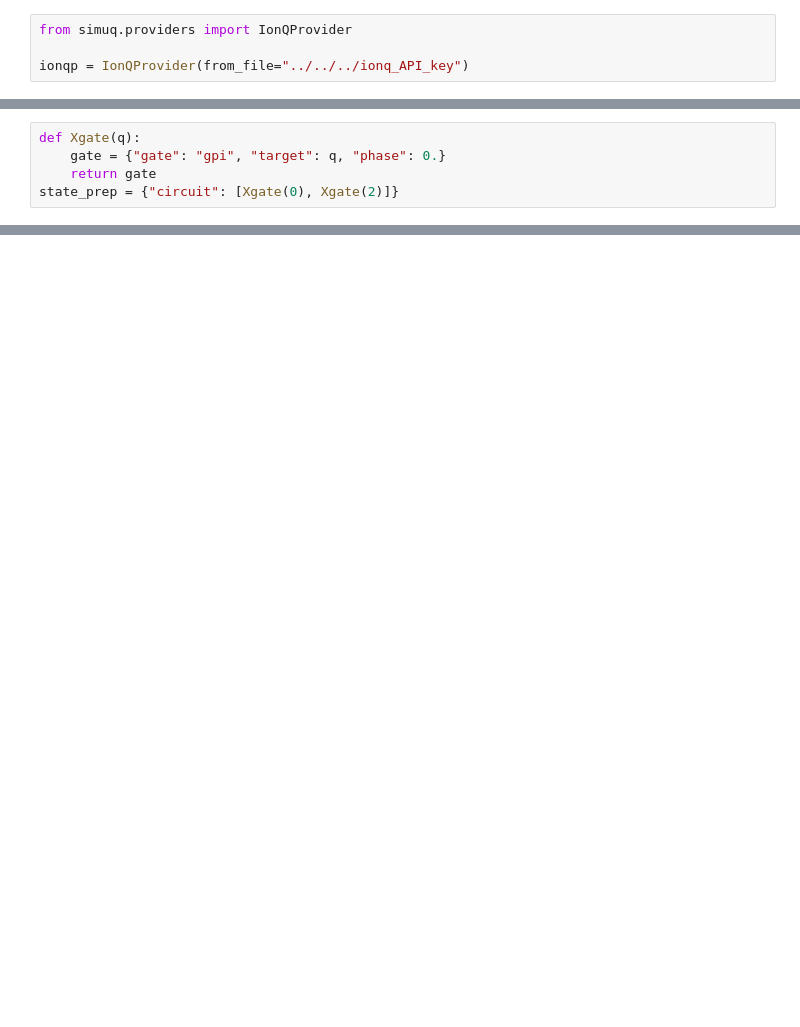
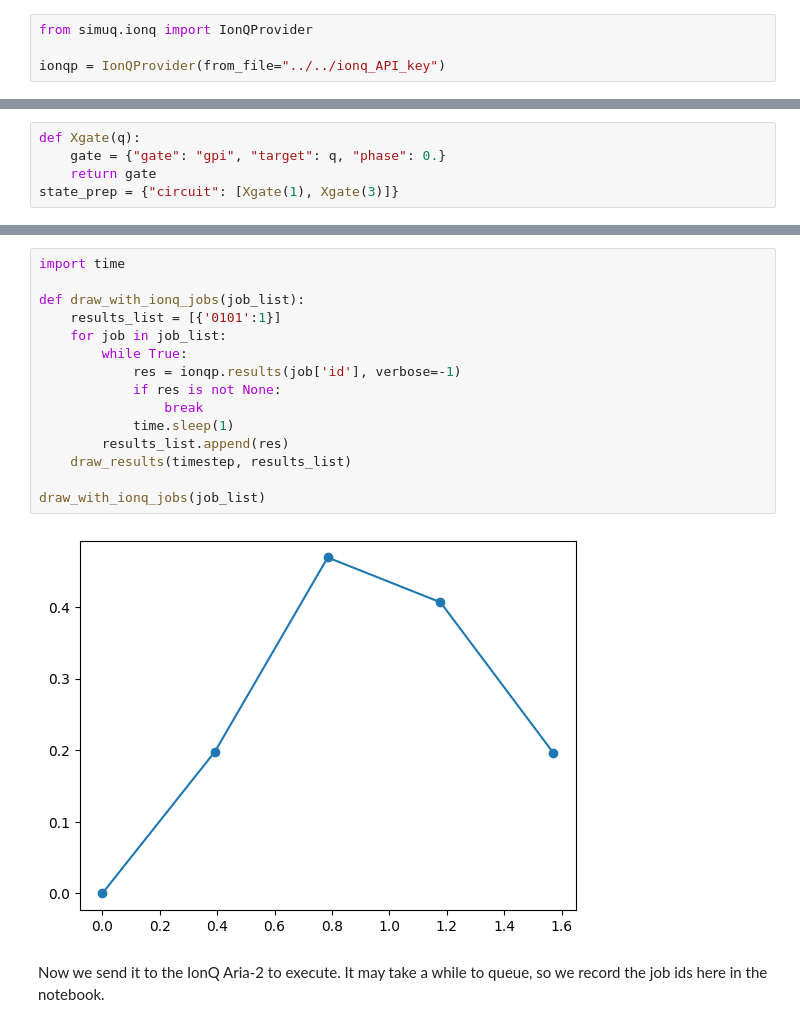
Before and after one commit to PicksPeng/SimuQ, a Jupyter notebook: notebooks/tutorials/3-schwinger.ipynb, the cells around one changed output, grey strips where cells are left out. Cells and saved outputs as stored; diff of their text form; blank space fills up the shorter version.

```diff
--- a/notebooks/tutorials/3-schwinger.ipynb
+++ b/notebooks/tutorials/3-schwinger.ipynb
@@ -46,4 +100,4 @@ Next, we create IonQ backend and run the simulation.
 # %%
-from simuq.providers import IonQProvider
+from simuq.ionq import IonQProvider
 
-ionqp = IonQProvider(from_file="../../../ionq_API_key")
+ionqp = IonQProvider(from_file="../../ionq_API_key")
@@ -53,4 +105,4 @@ The initial state is all vaccum, which is $|1010\rangle$ in the encoding of the
 def Xgate(q):
     gate = {"gate": "gpi", "target": q, "phase": 0.}
     return gate
-state_prep = {"circuit": [Xgate(0), Xgate(2)]}
+state_prep = {"circuit": [Xgate(1), Xgate(3)]}
@@ -89,0 +119,19 @@ draw_results(timestep, results_list)
+# %%
+import time
+
+def draw_with_ionq_jobs(job_list):
+    results_list = [{'0101':1}]
+    for job in job_list:
+        while True:
+            res = ionqp.results(job['id'], verbose=-1)
+            if res is not None:
+                break
+            time.sleep(1)
+        results_list.append(res)
+    draw_results(timestep, results_list)
+
+draw_with_ionq_jobs(job_list)
+# %% [output]
+[figure, added]
+# %% [markdown]
+Now we send it to the IonQ Aria-2 to execute. It may take a while to queue, so we record the job ids here in the notebook.
```
Also changed, not shown: parts of 21 cells of this notebook, 3 other files.
